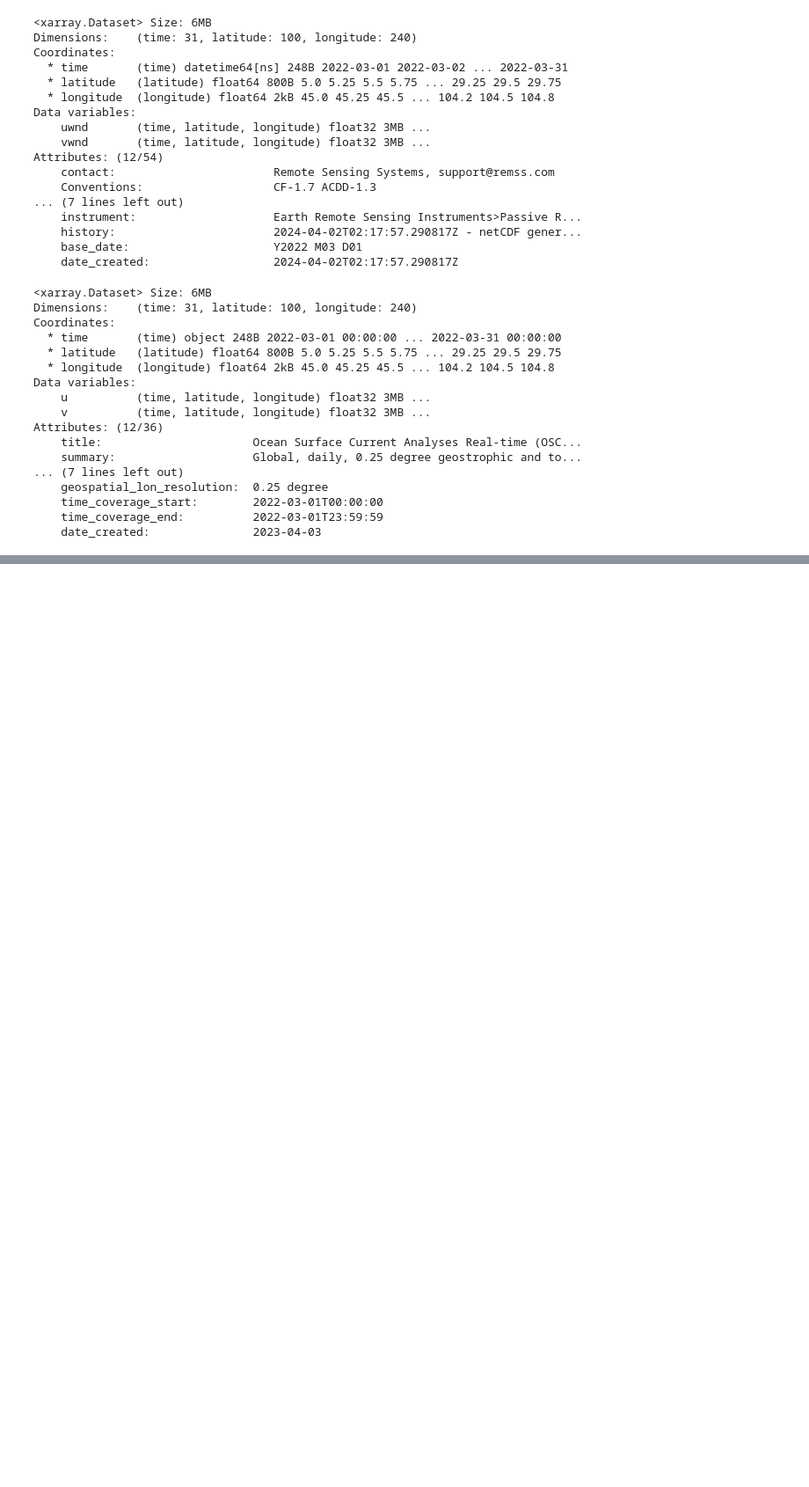
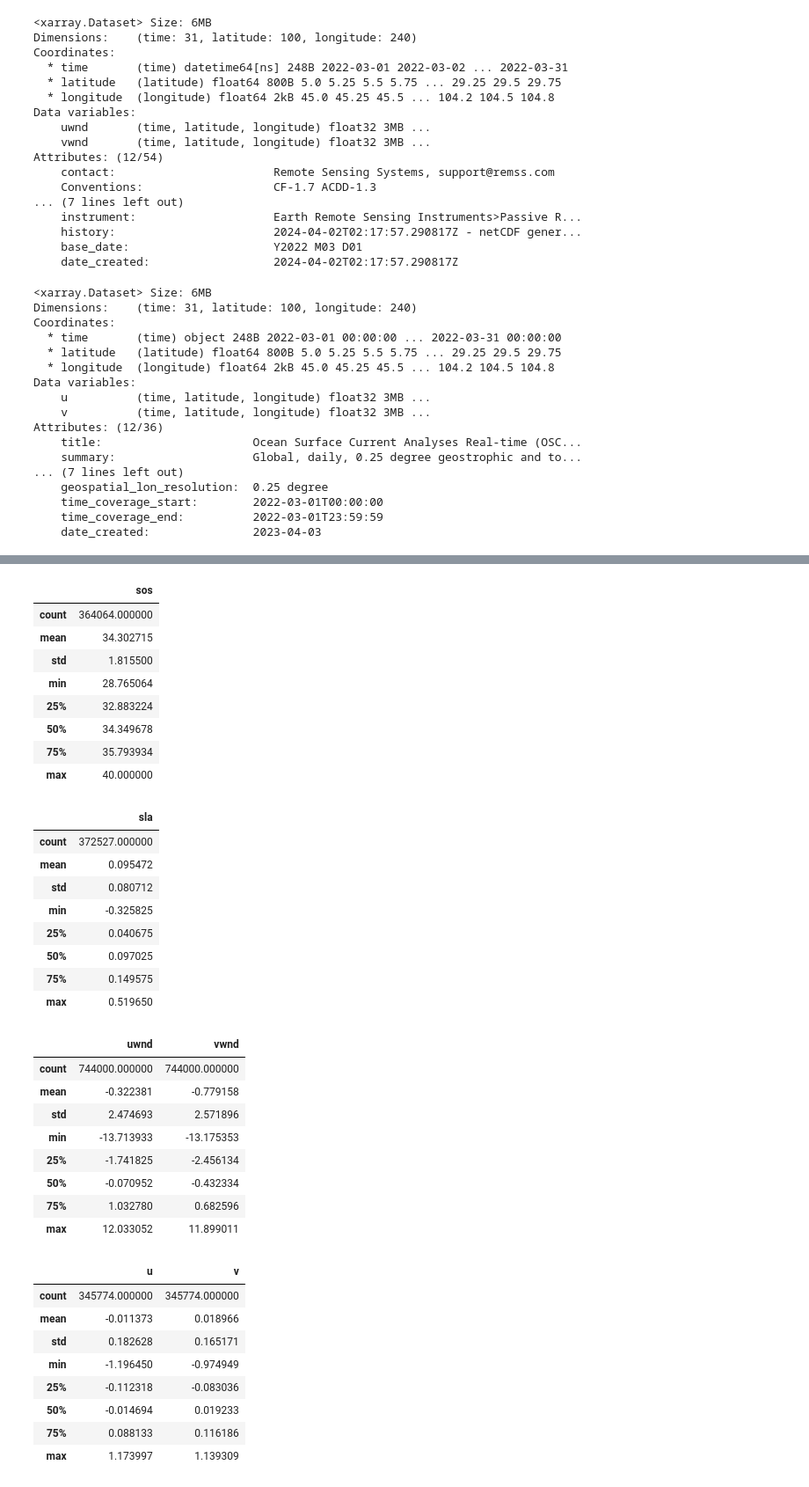
Before and after one commit to ShreyData/OceanEmbed, a Jupyter notebook: Data/data_prep.ipynb, the cells around one changed output, grey strips where cells are left out. Shown at 88% size. Saved outputs shown, nothing was run; the diff lists cells and outputs as text; code cells hidden in the pictures; blank space fills up the shorter version.

```diff
--- a/Data/data_prep.ipynb
+++ b/Data/data_prep.ipynb
@@ -128,0 +315,8 @@ Attributes: (12/36)
+# %%
+display(trgt_df.describe())
+display(sst_df.describe())
+display(sss_df.describe())
+display(ssh_df.describe())
+display(winds_df.describe())
+display(currents_df.describe())
+# %% [output]
@@ -128,0 +341,36 @@ Attributes: (12/36)
+|  | sos |
+| count | 364064.000000 |
+| mean | 34.302715 |
+| std | 1.815500 |
+| min | 28.765064 |
+| 25% | 32.883224 |
+| 50% | 34.349678 |
+| 75% | 35.793934 |
+| max | 40.000000 |
+|  | sla |
+| count | 372527.000000 |
+| mean | 0.095472 |
+| std | 0.080712 |
+| min | -0.325825 |
+| 25% | 0.040675 |
+| 50% | 0.097025 |
+| 75% | 0.149575 |
+| max | 0.519650 |
+|  | uwnd | vwnd |
+| count | 744000.000000 | 744000.000000 |
+| mean | -0.322381 | -0.779158 |
+| std | 2.474693 | 2.571896 |
+| min | -13.713933 | -13.175353 |
+| 25% | -1.741825 | -2.456134 |
+| 50% | -0.070952 | -0.432334 |
+| 75% | 1.032780 | 0.682596 |
+| max | 12.033052 | 11.899011 |
+|  | u | v |
+| count | 345774.000000 | 345774.000000 |
+| mean | -0.011373 | 0.018966 |
+| std | 0.182628 | 0.165171 |
+| min | -1.196450 | -0.974949 |
+| 25% | -0.112318 | -0.083036 |
+| 50% | -0.014694 | 0.019233 |
+| 75% | 0.088133 | 0.116186 |
+| max | 1.173997 | 1.139309 |
```
Also changed, not shown: parts of 12 cells of this notebook, 2 other files.
